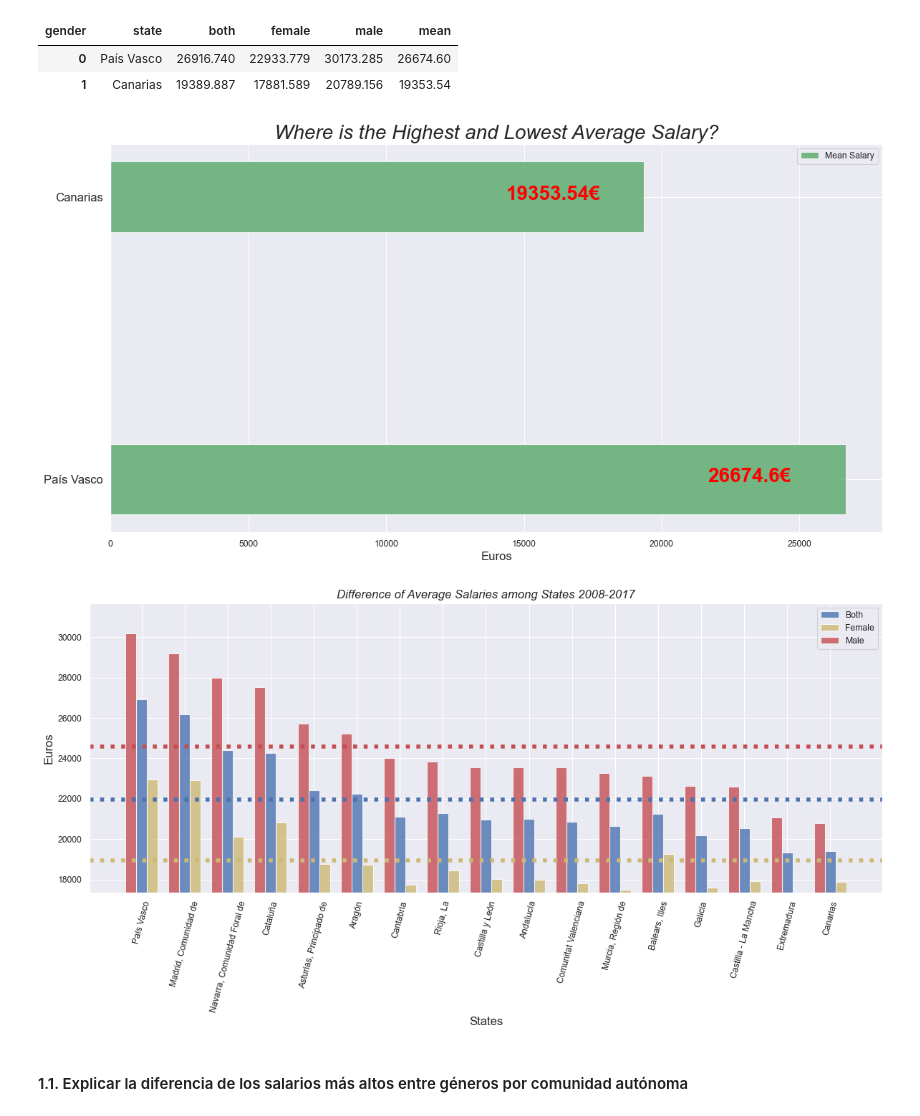
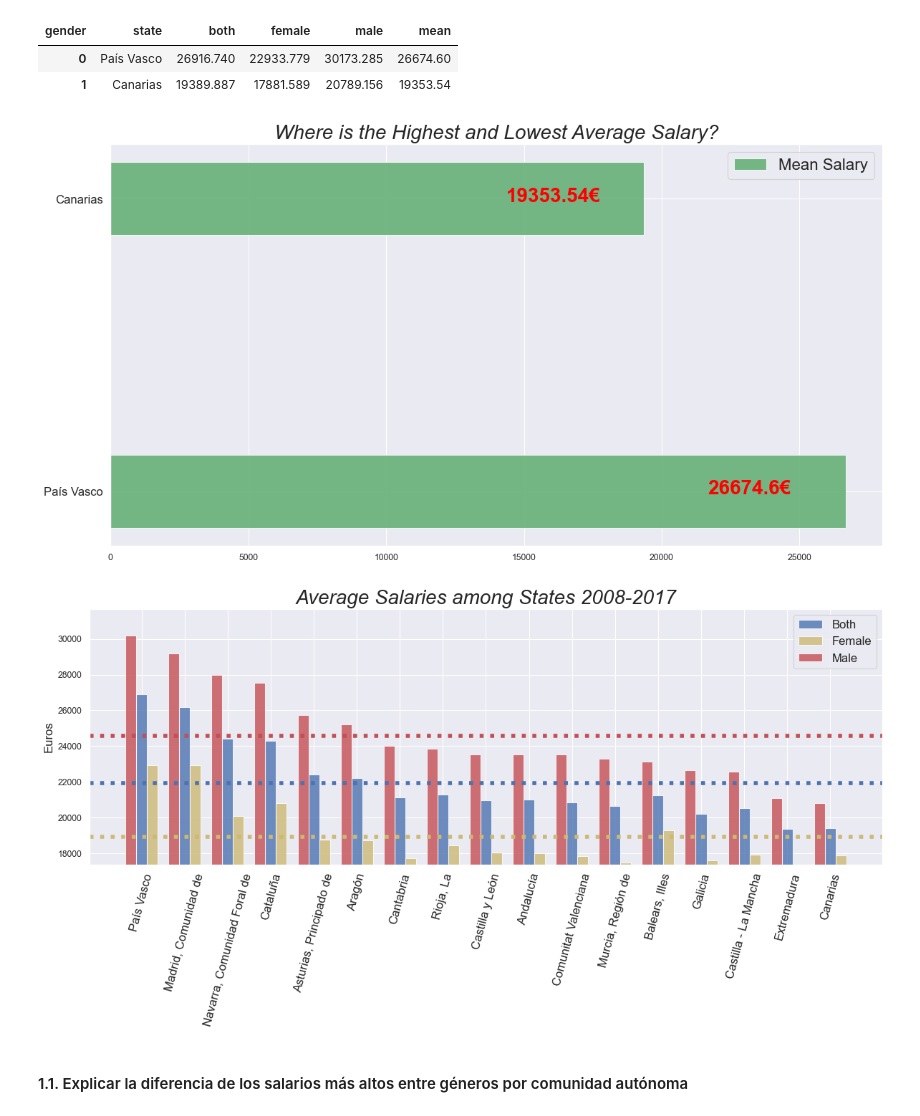
Before and after one commit to JulioPerez-ML/Udacity_first_project, a Jupyter notebook: Project_1_udacity.ipynb, the cells around one changed output. Drawn from its saved outputs; the diff is of its cells as text; code cells hidden in the pictures.

```diff
--- a/Project_1_udacity.ipynb
+++ b/Project_1_udacity.ipynb
@@ -267,7 +267,7 @@ alpha=opacity,
 color='g',
 label='Mean Salary')
 
-plt.xlabel('Euros', fontsize=15)
+# plt.xlabel('Euros', fontsize=15)
 # plt.ylabel('Euros', fontsize=15)
 
 plt.title('Where is the Highest and Lowest Average Salary?', fontstyle='oblique', fontsize=25)
@@ -279,13 +279,13 @@ plt.yticks(index_,table_first_and_last['state'].unique(),rotation=0,fontsize=15)
 for i, v in enumerate(table_first_and_last['mean']):
     plt.text(v-5000, i-0.01, str(v)+ '€', color='red', fontweight='bold', fontsize=25)
 
-plt.legend()
+plt.legend(fontsize=20)
 plt.tight_layout()
 
 plt.savefig('picture_1.png', bbox_inches='tight')
 plt.show()
 # %% [output]
-[figure, old version]
+[figure, new version]
 # %%
 plt.figure(num=None, figsize=(15, 8), dpi=80, facecolor='w', edgecolor='k')
 # index = f['state'].unique()
@@ -301,38 +301,39 @@ label='Both')
 
 #se indica el index+bar_width para separar las columnas y que no se superpongan una a la otra
 plt.bar(index_ + bar_width, table_states_salaries['female'], bar_width,
 alpha=opacity,
 color='y',
 label='Female')
 
 plt.bar(index_ - bar_width, table_states_salaries['male'], bar_width,
 alpha=opacity,
 color='r',
 label='Male')
 
 
 plt.axhline(np.mean(table_states_salaries['male']), color='r', linestyle=':', lw = 5)
 plt.axhline(np.mean(table_states_salaries['female']), color='y',linestyle=':', lw = 5)
 plt.axhline(np.mean(table_states_salaries['both']), color='b', linestyle=':', lw = 5)
 
 # style = dict(size=10, color='gray')
 # plt.text(13,4, "Mean", **style)
 
-plt.xlabel('States', fontsize=15)
+# plt.xlabel('States', fontsize=15)
 plt.ylabel('Euros', fontsize=15)
 
 
-plt.title('Difference of Average Salaries among States 2008-2017', fontstyle='oblique', fontsize=15)
-plt.xticks(index_,table_states_salaries['state'].unique(),rotation=75)
-plt.legend()
+plt.title('Average Salaries among States 2008-2017', fontstyle='oblique', fontsize=25)
+plt.xticks(index_,table_states_salaries['state'].unique(),rotation=75,fontsize=15)
+plt.legend(fontsize=15)
 #np.amin busca el mínimo de cada columna, en este caso el elemento 2
 plt.ylim(bottom=np.amin(table_states_salaries,axis=0)[2])
 
 
 plt.tight_layout()
+plt.savefig('picture_2.png', bbox_inches='tight')
 plt.show()
 # %% [output]
-[figure, old version]
+[figure, new version]
 # %% [markdown]
 #### 1.1. Explicar la diferencia de los salarios más altos entre géneros por comunidad autónoma
 # %%
```
Also changed, not shown: parts of 1 cell of this notebook, 3 other files.
